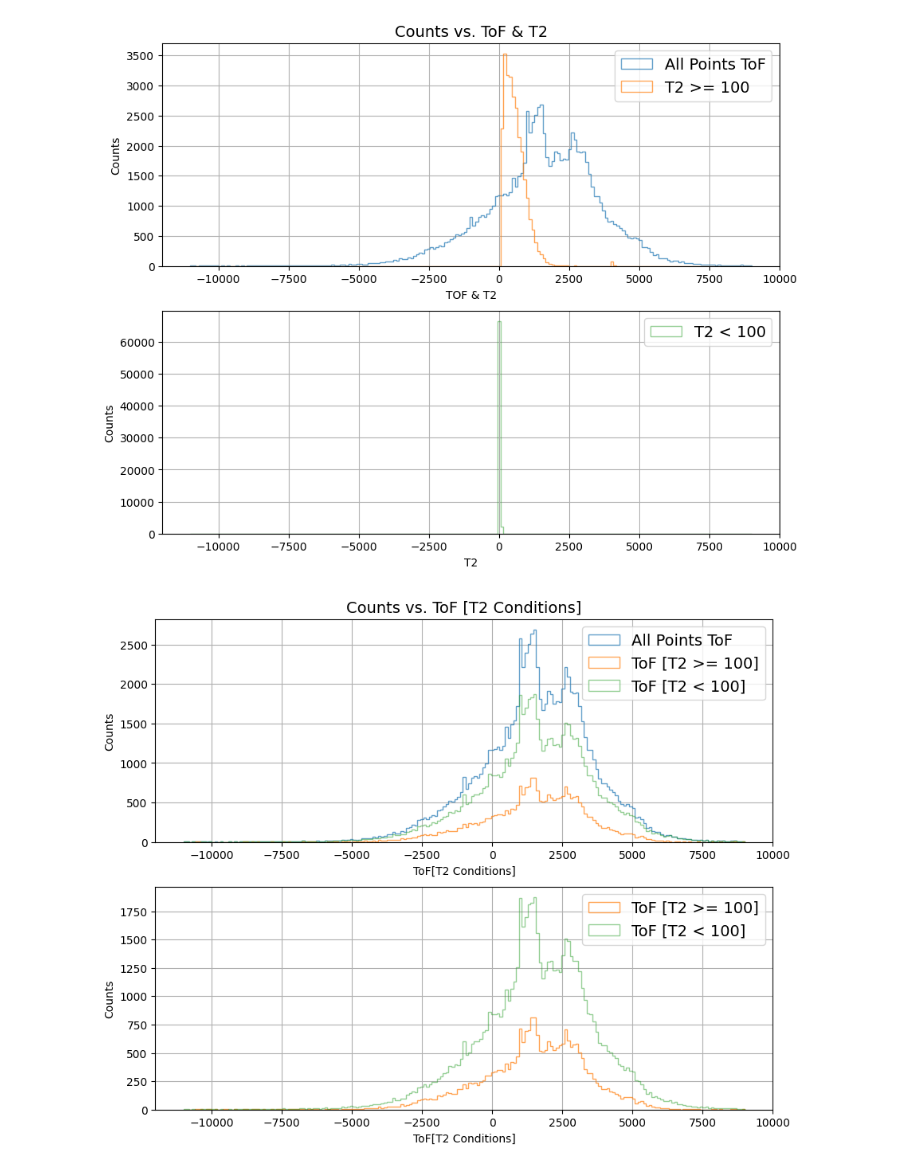
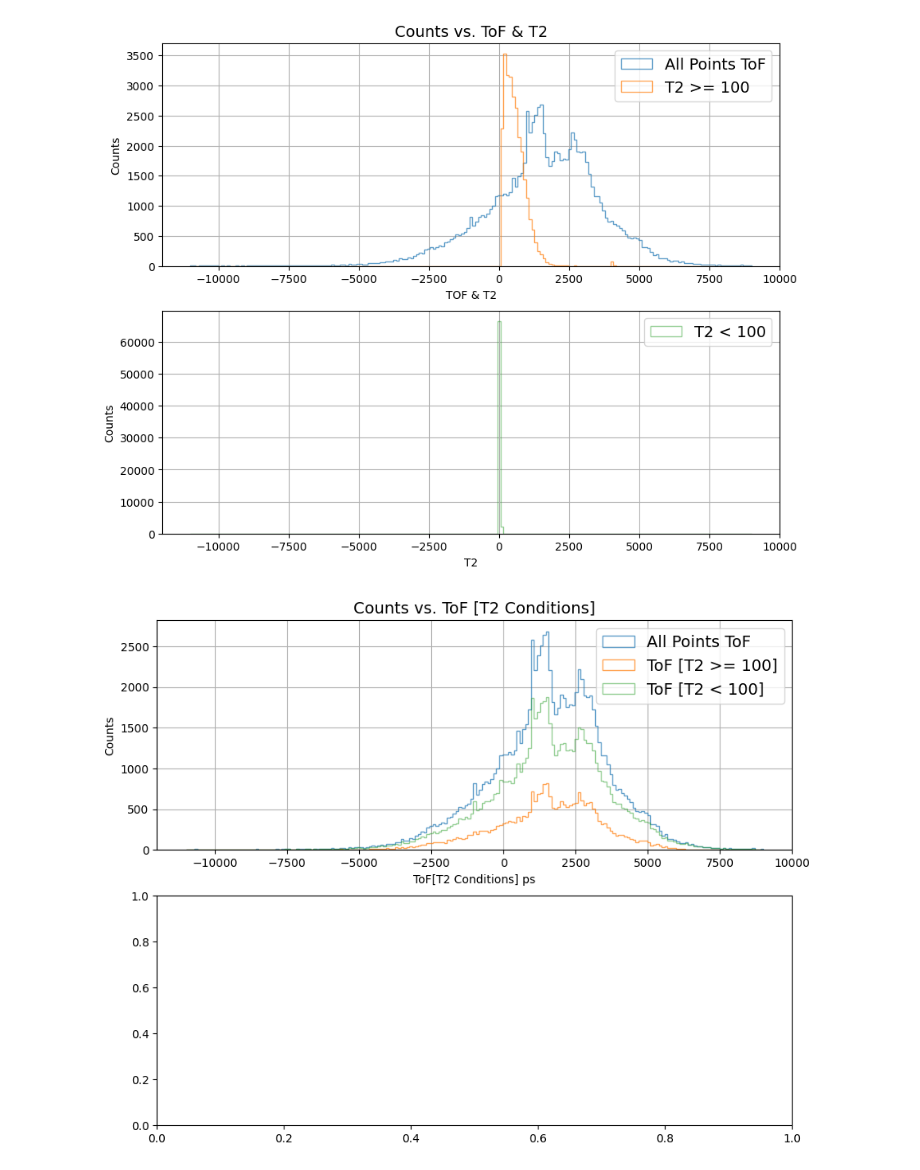
Before and after one commit to Drixitel/Work-Bench, a Jupyter notebook: PythonProject/ToF_Plotting/t2_ToFploting.ipynb, the cells around one changed output. Drawn from its saved outputs; the diff is of its cells as text; code cells hidden in the pictures.

Commit message:
update on plots

```diff
--- a/PythonProject/ToF_Plotting/t2_ToFploting.ipynb
+++ b/PythonProject/ToF_Plotting/t2_ToFploting.ipynb
@@ -104,55 +104,56 @@ fig1.set_size_inches(10, 8)
 ax1[0].hist(tof,
          bins=x_data,
          histtype='step',
          alpha=0.7,
          facecolor='none',
          color ='C0',
         #  edgecolor='k',
          label='All Points ToF')
 ax1[0].hist(tof_t2_above_100,
          bins=x_data,
          histtype='step',
          alpha=0.7,
          facecolor='none',
          color = 'C1',
         #  edgecolor='k',
          label='ToF [T2 >= 100]')
 ax1[0].hist(tof_t2_below_100,
          bins= x_data,
          histtype='step',
          alpha=0.5,
          facecolor='none',
          color = 'C2',
         #  edgecolor='k',
          label='ToF [T2 < 100]')
-ax1[1].hist(tof_t2_above_100,
-         bins=x_data,
-         histtype='step',
-         alpha=0.7,
-         facecolor='none',
-         color = 'C1',
-        #  edgecolor='k',
-         label='ToF [T2 >= 100]')
-ax1[1].hist(tof_t2_below_100,
-         bins= x_data,
-         histtype='step',
-         alpha=0.5,
-         facecolor='none',
-         color = 'C2',
-        #  edgecolor='k',
-         label='ToF [T2 < 100]')
-ax1[0].set_xlabel('ToF[T2 Conditions]')
-ax1[1].set_xlabel('ToF[T2 Conditions]')
+# ax1[1].hist(tof_t2_above_100,
+#          bins=x_data,
+#          histtype='step',
+#          alpha=0.7,
+#          facecolor='none',
+#          color = 'C1',
+#         #  edgecolor='k',
+#          label='ToF [T2 >= 100]')
+# ax1[1].hist(tof_t2_below_100,
+#          bins= x_data,
+#          histtype='step',
+#          alpha=0.5,
+#          facecolor='none',
+#          color = 'C2',
+#         #  edgecolor='k',
+#          label='TgioF [T2 < 100]')
+ax1[0].set_xlabel('ToF[T2 Conditions] ps')
+# ax1[1].set_xlabel('ToF[T2 Conditions] ps')
 ax1[0].set_ylabel('Counts')
-ax1[1].set_ylabel('Counts')
+# ax1[1].set_ylabel('Counts')
 ax1[0].set_title('Counts vs. ToF [T2 Conditions]', fontsize =14)
 ax1[0].grid()
-ax1[1].grid()
+# ax1[1].grid()
 ax1[0].legend(loc='best', fontsize=14)
-ax1[1].legend(loc='best', fontsize=14)
+# ax1[1].legend(loc='best', fontsize=14)
 plt.show()
+# send to liam
 # %% [output]
-[figure, old version]
+[figure, new version]
 # %%
 print(tof_t2_above_100[0:5])
 print(tof[0:5])
```
Also changed, not shown: 23 other files.
